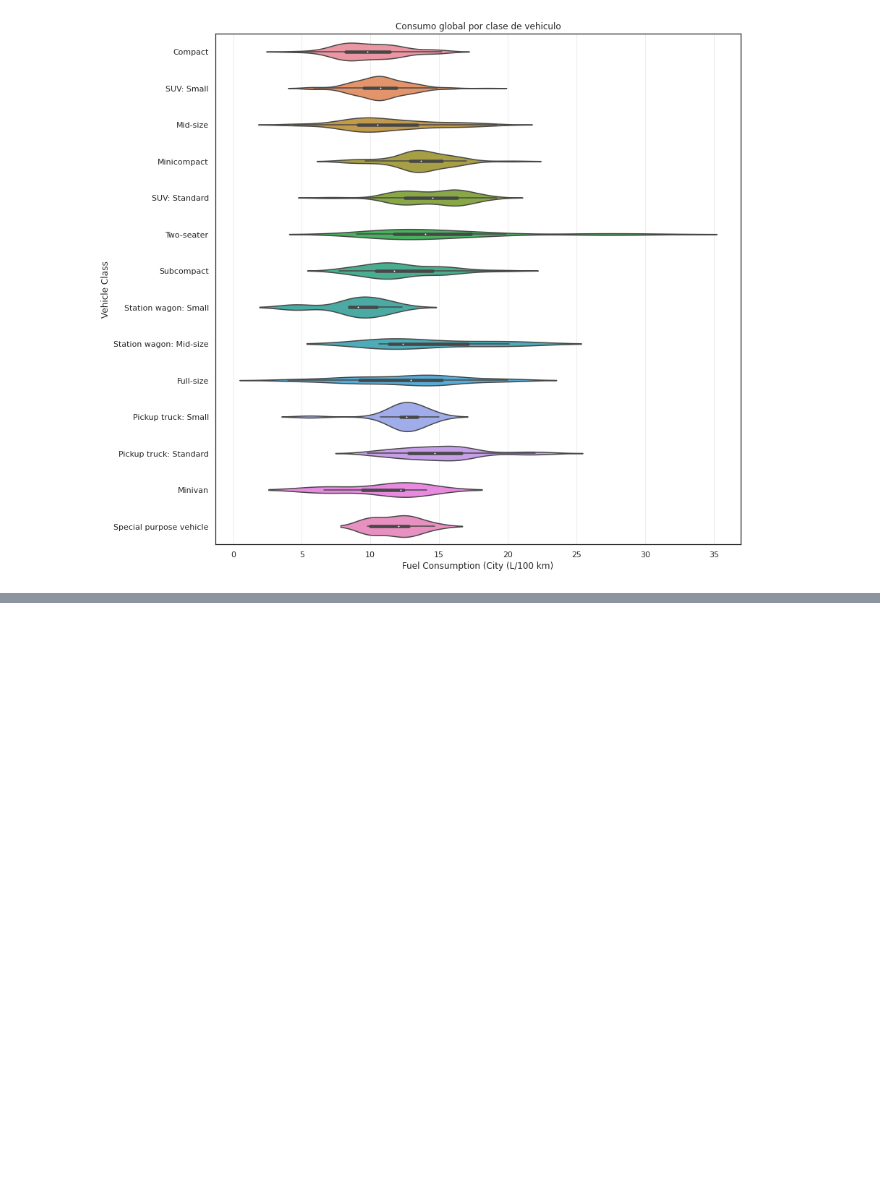
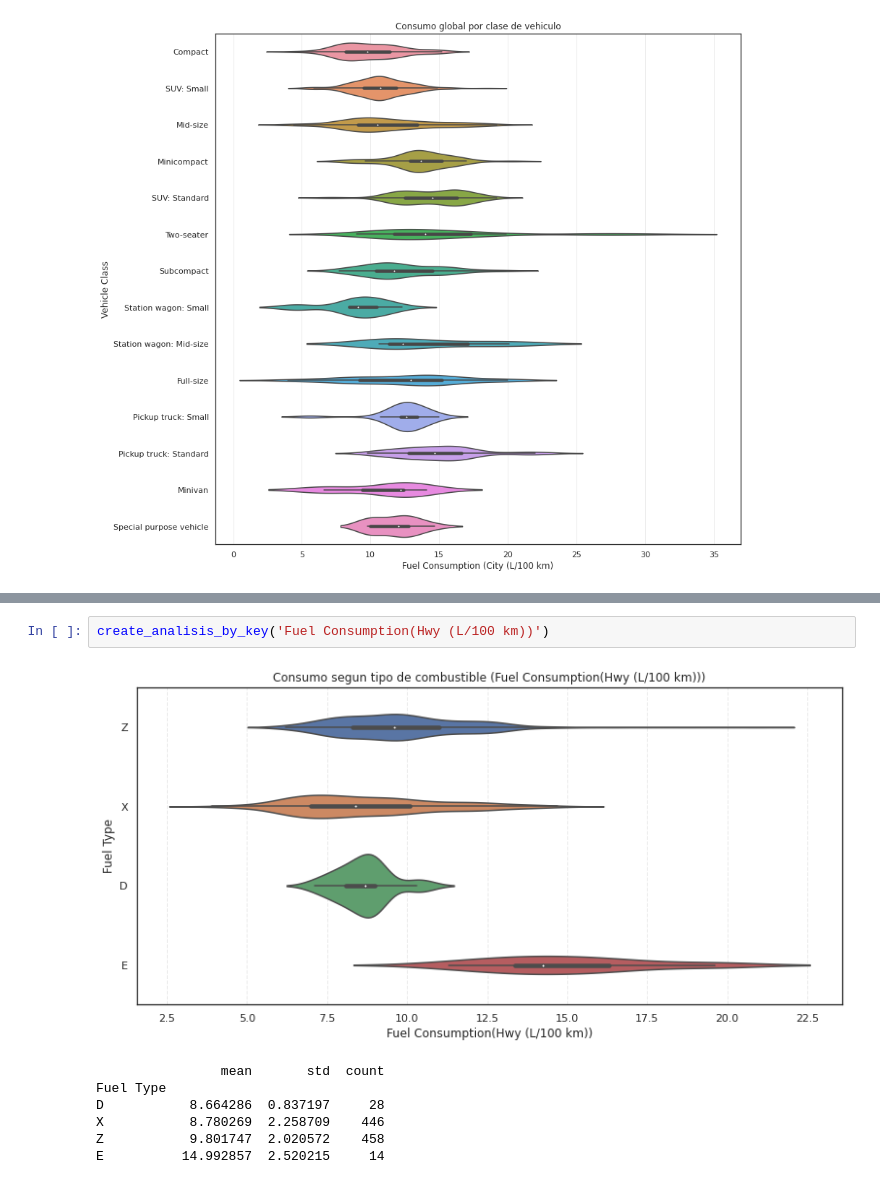
Before and after one commit to 0ces/Estadistica-1-UIS, a Jupyter notebook: notebooks/Dataset_I.ipynb, the cells around one changed output, grey strips where cells are left out. Cells and saved outputs as stored; diff of their text form; blank space fills up the shorter version.

```diff
--- a/notebooks/Dataset_I.ipynb
+++ b/notebooks/Dataset_I.ipynb
@@ -352,0 +392,10 @@ plt.show()
+# %%
+create_analisis_by_key('Fuel Consumption(Hwy (L/100 km))')
+# %% [output]
+[figure, added]
+                mean       std  count
+Fuel Type
+D           8.664286  0.837197     28
+X           8.780269  2.258709    446
+Z           9.801747  2.020572    458
+E          14.992857  2.520215     14
```
Also changed, not shown: parts of 8 cells of this notebook.
